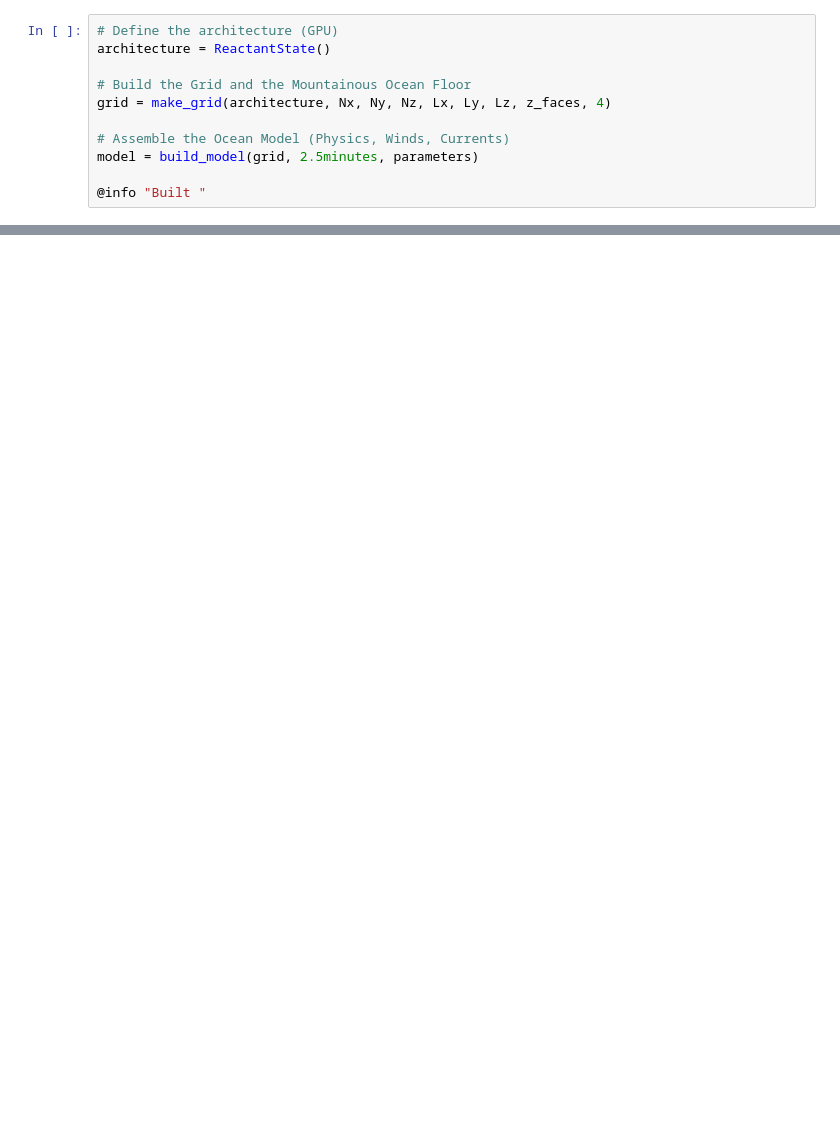
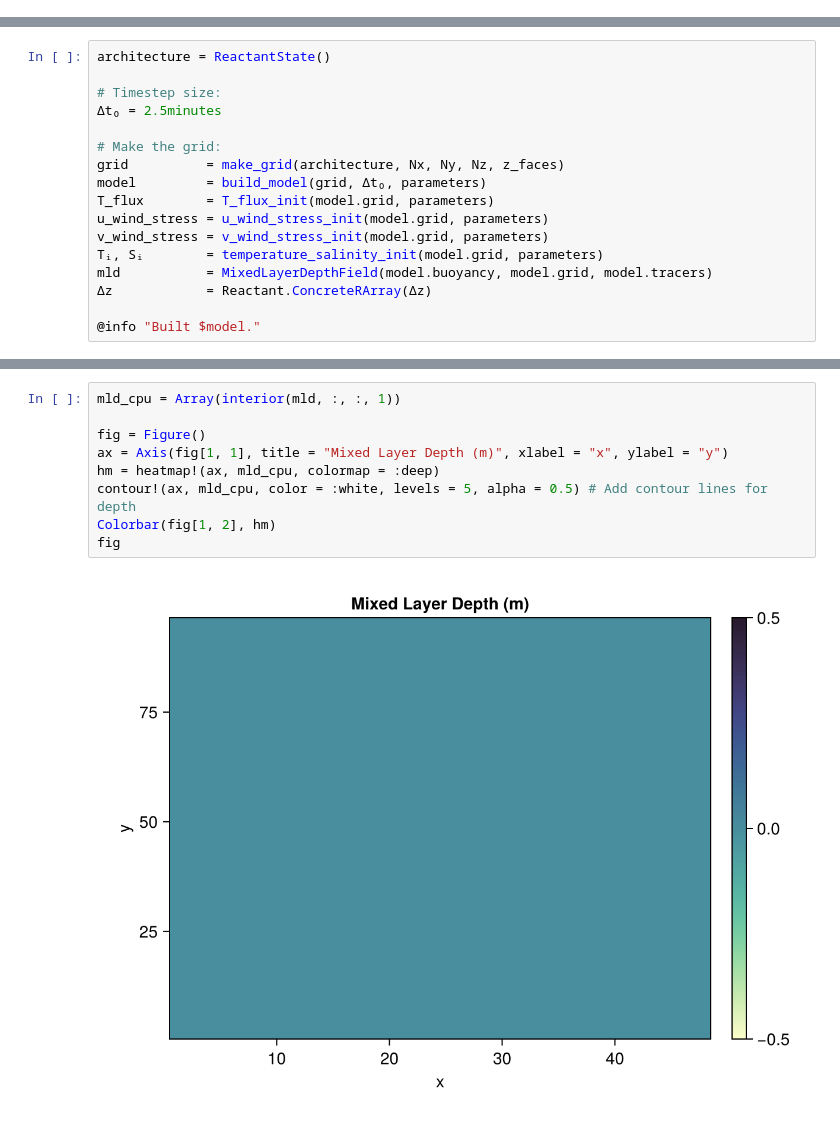
Before and after one commit to zonca/cloudbank_showcase, a Jupyter notebook: gpu_computing_oceanography/ocean_gpu_tutorial_executed.ipynb, the cells around one changed output, grey strips where cells are left out. Cells and saved outputs as stored; diff of their text form; blank space fills up the shorter version.

```diff
--- a/gpu_computing_oceanography/ocean_gpu_tutorial_executed.ipynb
+++ b/gpu_computing_oceanography/ocean_gpu_tutorial_executed.ipynb
@@ -64,11 +0,0 @@ We use  as our architecture. This simple command tells the simulation to run eve
-# %%
-# Define the architecture (GPU)
-architecture = ReactantState()
-
-# Build the Grid and the Mountainous Ocean Floor
-grid = make_grid(architecture, Nx, Ny, Nz, Lx, Ly, Lz, z_faces, 4)
-
-# Assemble the Ocean Model (Physics, Winds, Currents)
-model = build_model(grid, 2.5minutes, parameters)
-
-@info "Built "
@@ -95,0 +385,17 @@ fig
+# %%
+architecture = ReactantState()
+
+# Timestep size:
+Δt₀ = 2.5minutes
+
+# Make the grid:
+grid          = make_grid(architecture, Nx, Ny, Nz, z_faces)
+model         = build_model(grid, Δt₀, parameters)
+T_flux        = T_flux_init(model.grid, parameters)
+u_wind_stress = u_wind_stress_init(model.grid, parameters)
+v_wind_stress = v_wind_stress_init(model.grid, parameters)
+Tᵢ, Sᵢ        = temperature_salinity_init(model.grid, parameters)
+mld           = MixedLayerDepthField(model.buoyancy, model.grid, model.tracers)
+Δz            = Reactant.ConcreteRArray(Δz)
+
+@info "Built $model."
@@ -95,0 +655,11 @@ fig
+# %%
+mld_cpu = Array(interior(mld, :, :, 1))
+
+fig = Figure()
+ax = Axis(fig[1, 1], title = "Mixed Layer Depth (m)", xlabel = "x", ylabel = "y")
+hm = heatmap!(ax, mld_cpu, colormap = :deep)
+contour!(ax, mld_cpu, color = :white, levels = 5, alpha = 0.5) # Add contour lines for depth
+Colorbar(fig[1, 2], hm)
+fig
+# %% [output]
+[figure, added]
```
Also changed, not shown: parts of 38 cells of this notebook, 1 other file.
